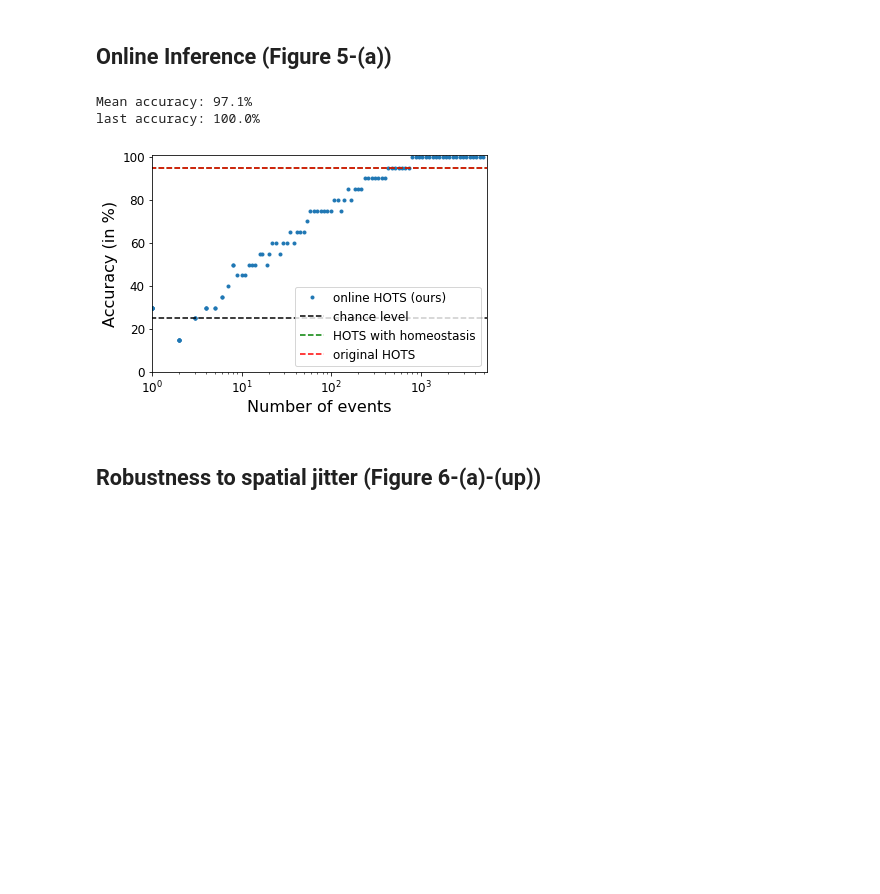
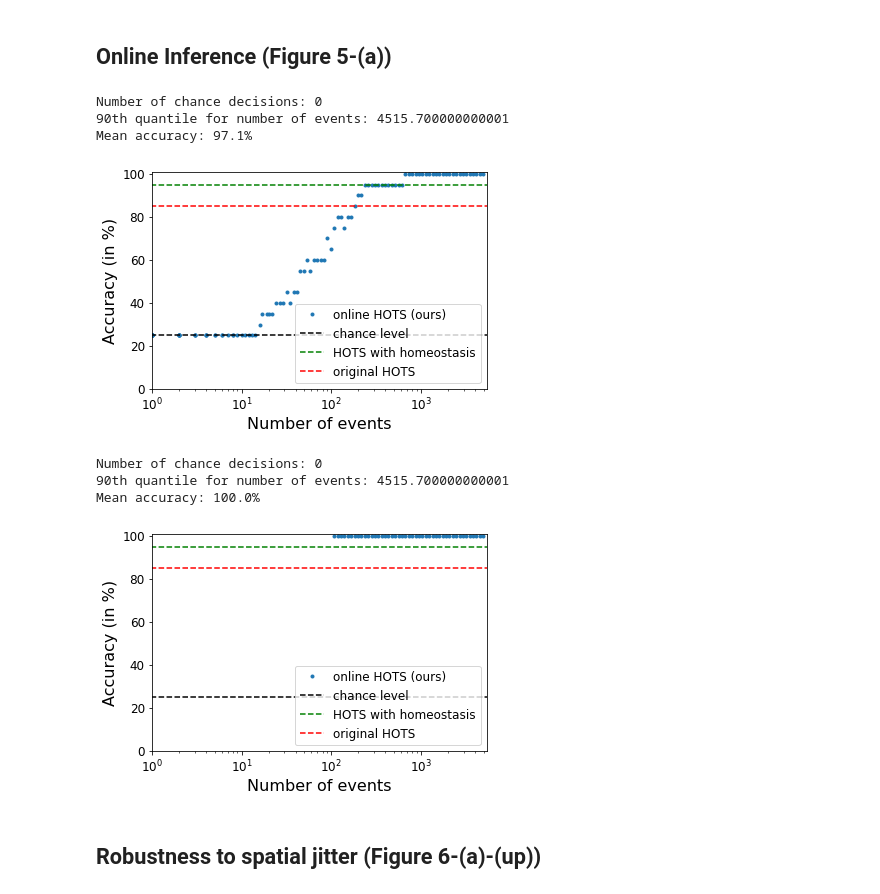
Before and after one commit to AntoineGrimaldi/hotsline, a Jupyter notebook: notebooks/RESULTS_PokerDVS.ipynb, the cells around one changed output. Cells and saved outputs as stored; diff of their text form; code cells hidden in the pictures; blank space fills up the shorter version.

Commit message:
poker results done

```diff
--- a/notebooks/RESULTS_PokerDVS.ipynb
+++ b/notebooks/RESULTS_PokerDVS.ipynb
@@ -120,11 +120,19 @@ likelihood, true_target, timestamps = predict_mlr(classif_layer,tau_cla,testoutp
 score = make_histogram_classification(trainset_output, testset_output, N_neuronz[-1])
 score_nohomeo = make_histogram_classification(trainset_output_nohomeo, testset_output_nohomeo, N_neuronz[-1])
 meanac, onlinac, lastac = score_classif_events(likelihood, true_target, n_classes, original_accuracy = score, original_accuracy_nohomeo = score_nohomeo)#, figure_name = 'poker_online.pdf')
-print(f'last accuracy: {lastac*100}%')
 # %% [output]
+Number of chance decisions: 0
+90th quantile for number of events: 4515.700000000001
 Mean accuracy: 97.1%
-last accuracy: 100.0%
-[figure, old version]
+[figure, new version]
+# %%
+mlr_threshold = .99
+meanac, onlinac, lastac = score_classif_events(likelihood, true_target, n_classes, thres = mlr_threshold, original_accuracy = score, original_accuracy_nohomeo = score_nohomeo)#, figure_name = 'poker_online.pdf')
+# %% [output]
+Number of chance decisions: 0
+90th quantile for number of events: 4515.700000000001
+Mean accuracy: 100.0%
+[figure, added]
 # %% [markdown]
 ## Robustness to spatial jitter (Figure 6-(a)-(up))
 # %%
```
Also changed, not shown: parts of 4 cells of this notebook, 2 other files.
